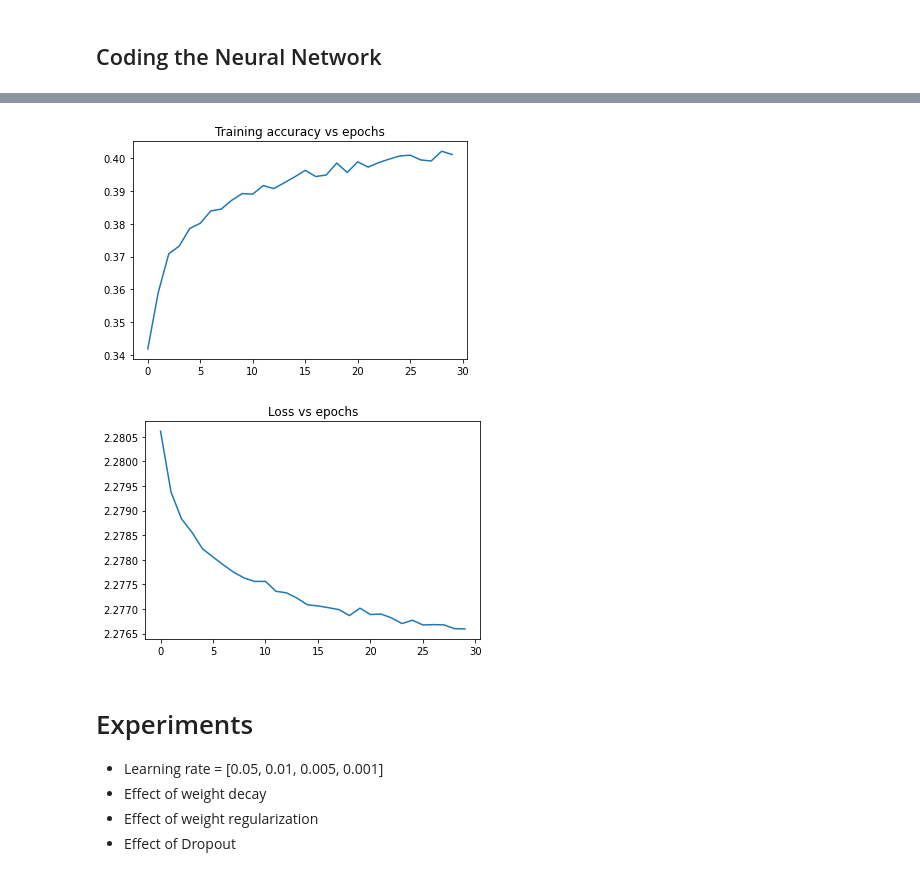
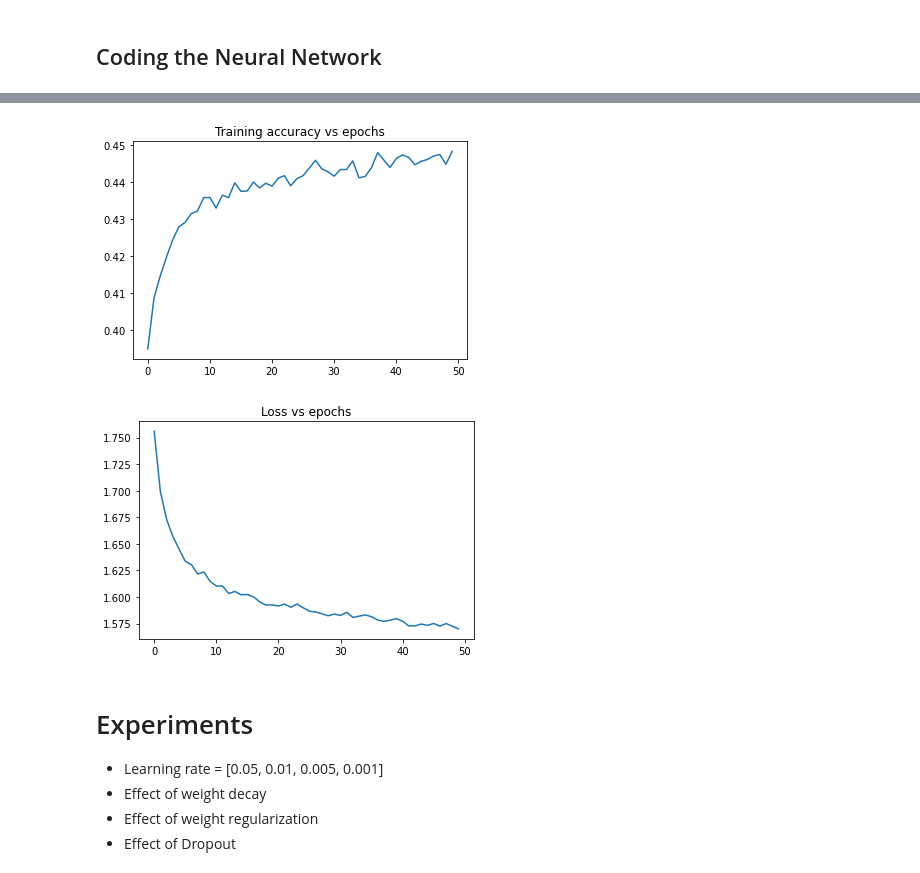
Before and after one commit to jhnliu/comp5349, a Jupyter notebook: COMP5349_Assignment_1_code.ipynb, the cells around one changed output, grey strips where cells are left out. Cells and saved outputs as stored; diff of their text form; code cells hidden in the pictures.

```diff
--- a/COMP5349_Assignment_1_code.ipynb
+++ b/COMP5349_Assignment_1_code.ipynb
@@ -435,9 +435,9 @@ class Batch_norm:
         self.d_beta = dbeta
 # %%
 #Set some of the paramaters for the training process
-epochs = 30
+epochs = 50
 batch_size = 128
-learning_rate = 0.001
+learning_rate = 0.005
 
 
 # Model
@@ -448,7 +448,7 @@ batch_norm1 = Batch_norm()
 # Add a Relu activation layer
 activation1 = ReLu()
 # Add dropoutlayer with 0.1 rate
-dropout1 = Dropout(0.2)
+dropout1 = Dropout(0.4)
 # Add a second Dense layer with 64 input_shape and output shape 10 to match the number of class
 dense2 = dense(64,16, w_regularizer_l2 = 5e-4,b_regularizer_l2 = 5e-4)
 
@@ -506,14 +506,14 @@ for epoch in range(epochs):
 
         # Block 2 with (Dense, Relu, Dropout)
         dense2.forward(dropout1.output)
-        batch_norm2.forward(dense2.output)
-        activation2.forward(batch_norm2.output)
+        # batch_norm2.forward(dense2.output)
+        # activation2.forward(batch_norm2.output)
 
-        # Block 3 with (Dense, Relu, Dropout)
-        dense3.forward(activation2.output)
-        activation3.forward(dense3.output)
+        # # Block 3 with (Dense, Relu, Dropout)
+        # dense3.forward(activation2.output)
+        # activation3.forward(dense3.output)
 
-        data_loss = loss_activation.forward(activation3.output, y_batch)
+        data_loss = loss_activation.forward(dense2.output, y_batch)
 
         # Add up the regularization loss
         regularization_loss = loss_activation.loss.regularization_loss(dense1) + loss_activation.loss.regularization_loss(dense2)
@@ -527,12 +527,12 @@ for epoch in range(epochs):
         # to get the gradient of this layer
         loss_activation.backward(loss_activation.output, y_batch)
 
-        activation3.backward(loss_activation.dinputs)
-        dense3.backward(activation3.dinputs)
+        # activation3.backward(loss_activation.dinputs)
+        # dense3.backward(loss_activation.dinputs)
 
-        activation2.backward(dense3.dinputs)
-        batch_norm2.backward(activation2.dinputs)
-        dense2.backward(batch_norm2.dinputs)
+        # activation2.backward(dense3.dinputs)
+        # batch_norm2.backward(loss_activation.dinputs)
+        dense2.backward(loss_activation.dinputs)
 
         dropout1.backward(dense2.dinputs)
         activation1.backward(dropout1.dinputs)
@@ -562,14 +562,14 @@ for epoch in range(epochs):
 
     # Block 2 with (Dense, Relu, Dropout)
     dense2.forward(dropout1.output)
-    batch_norm2.forward(dense2.output)
-    activation2.forward(batch_norm2.output)
+    # batch_norm2.forward(dense2.output)
+    # activation2.forward(batch_norm2.output)
 
-    # Block 3 with (Dense, Relu, Dropout)
-    dense3.forward(activation2.output)
-    activation3.forward(dense3.output)
+    # # Block 3 with (Dense, Relu, Dropout)
+    # dense3.forward(activation2.output)
+    # activation3.forward(dense3.output)
 
-    val_loss = loss_activation.forward(activation3.output, y_train)
+    val_loss = loss_activation.forward(dense2.output, y_train)
 
     prediction = np.argmax(loss_activation.output, axis=1)
     if len(y_train) == 2:
@@ -597,14 +597,14 @@ dropout1.forward(activation1.output)
 
 # Block 2 with (Dense, Relu, Dropout)
 dense2.forward(dropout1.output)
-batch_norm2.forward(dense2.output)
-activation2.forward(batch_norm2.output)
+# batch_norm2.forward(dense2.output)
+# activation2.forward(batch_norm2.output)
 
-# Block 3 with (Dense, Relu, Dropout)
-dense3.forward(activation2.output)
-activation3.forward(dense3.output)
+# # Block 3 with (Dense, Relu, Dropout)
+# dense3.forward(activation2.output)
+# activation3.forward(dense3.output)
 
-loss = loss_activation.forward(activation3.output, y_test)
+loss = loss_activation.forward(dense2.output, y_test)
 prediction = np.argmax(loss_activation.output, axis=1)
 if len(y_test) == 2:
     y_test = np.argmax(y_test, axis=1)
@@ -642,5 +643,5 @@ acc:0.3204 |loss:2.2833
-[figure, old version]
+[figure, new version]
-[figure, old version]
+[figure, new version]
 # %% [markdown]
 # Experiments
 
```
Also changed, not shown: parts of 5 cells of this notebook.
